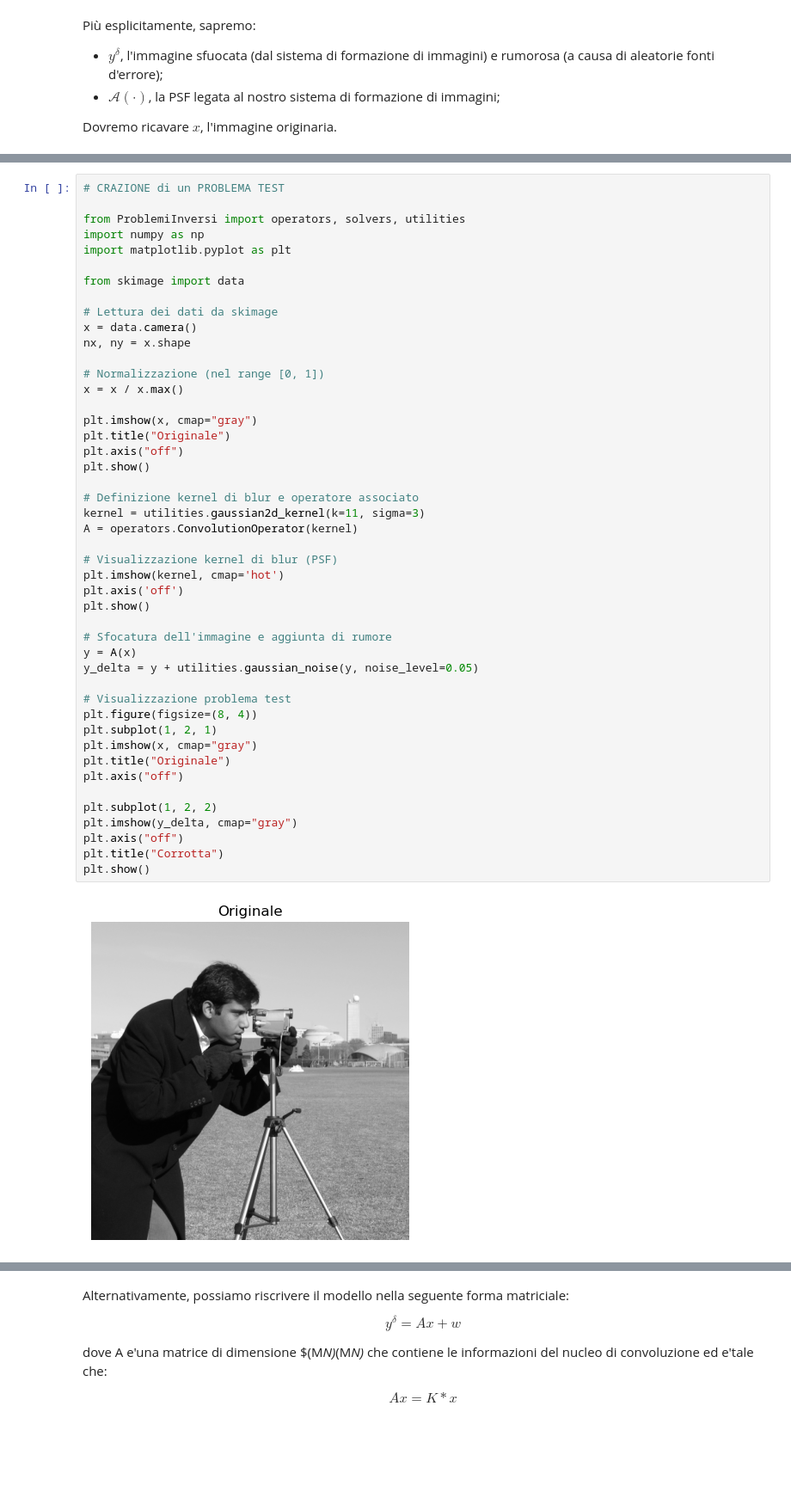
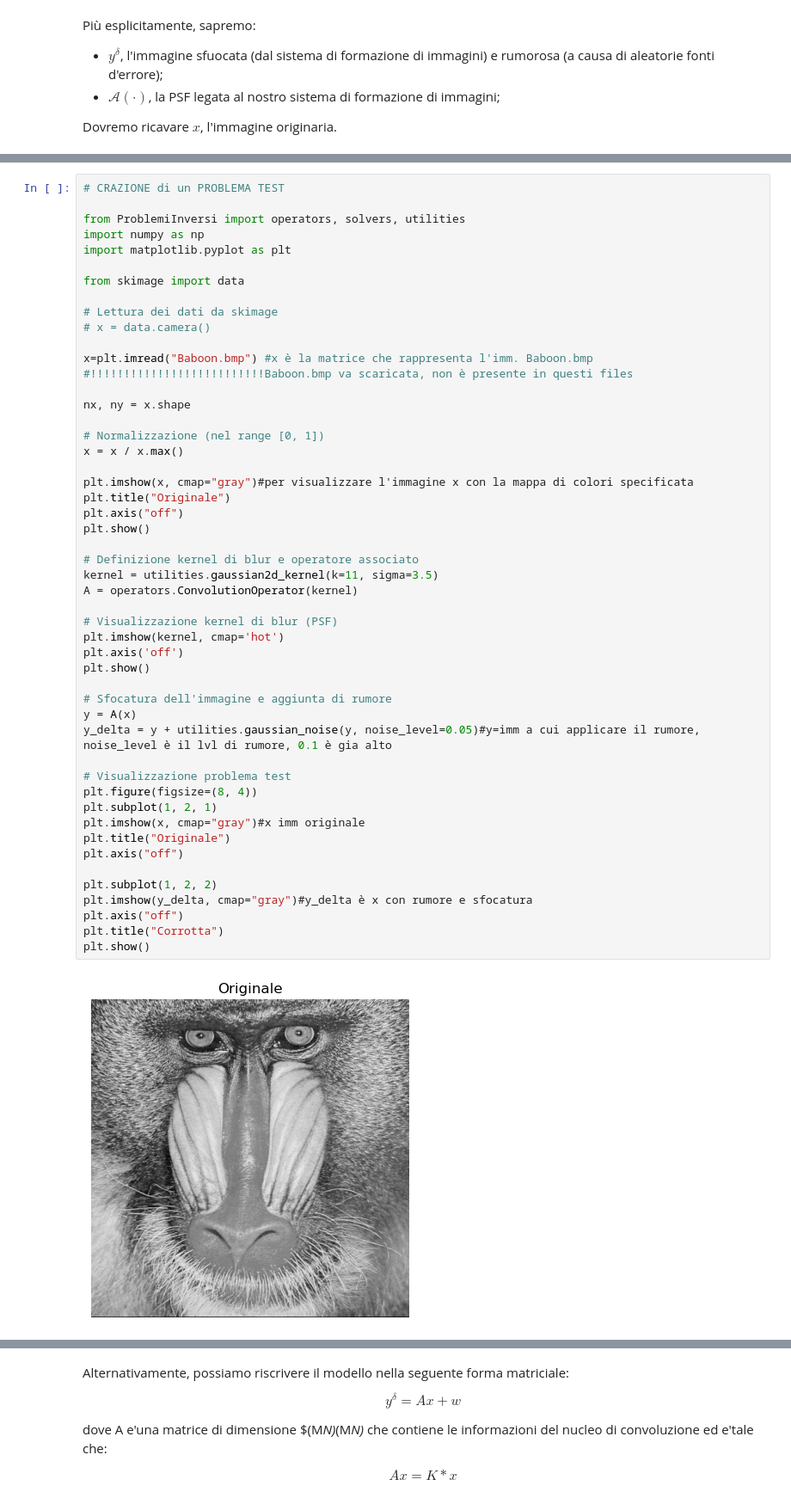
Before and after one commit to mazzettimatteo/CN25, a Jupyter notebook: python11lezione/imaging/immagini.ipynb, the cells around one changed output, grey strips where cells are left out. Shown at 86% size. Saved outputs shown, nothing was run; the diff lists cells and outputs as text; blank space fills up the shorter version.

```diff
--- a/python11lezione/imaging/immagini.ipynb
+++ b/python11lezione/imaging/immagini.ipynb
@@ -190,41 +192,45 @@ import matplotlib.pyplot as plt
 from skimage import data
 
 # Lettura dei dati da skimage
-x = data.camera()
+# x = data.camera()
+
+x=plt.imread("Baboon.bmp") #x è la matrice che rappresenta l'imm. Baboon.bmp
+#!!!!!!!!!!!!!!!!!!!!!!!!!!Baboon.bmp va scaricata, non è presente in questi files
+
 nx, ny = x.shape
 
 # Normalizzazione (nel range [0, 1])
 x = x / x.max()
 
-plt.imshow(x, cmap="gray")
+plt.imshow(x, cmap="gray")#per visualizzare l'immagine x con la mappa di colori specificata
 plt.title("Originale")
 plt.axis("off")
 plt.show()
 
 # Definizione kernel di blur e operatore associato
-kernel = utilities.gaussian2d_kernel(k=11, sigma=3)
+kernel = utilities.gaussian2d_kernel(k=11, sigma=3.5)
 A = operators.ConvolutionOperator(kernel)
 
 # Visualizzazione kernel di blur (PSF)
 plt.imshow(kernel, cmap='hot')
 plt.axis('off')
 plt.show()
 
 # Sfocatura dell'immagine e aggiunta di rumore
 y = A(x)
-y_delta = y + utilities.gaussian_noise(y, noise_level=0.05)
+y_delta = y + utilities.gaussian_noise(y, noise_level=0.05)#y=imm a cui applicare il rumore, noise_level è il lvl di rumore, 0.1 è gia alto
 
 # Visualizzazione problema test
 plt.figure(figsize=(8, 4))
 plt.subplot(1, 2, 1)
-plt.imshow(x, cmap="gray")
+plt.imshow(x, cmap="gray")#x imm originale
 plt.title("Originale")
 plt.axis("off")
 
 plt.subplot(1, 2, 2)
-plt.imshow(y_delta, cmap="gray")
+plt.imshow(y_delta, cmap="gray")#y_delta è x con rumore e sfocatura
 plt.axis("off")
 plt.title("Corrotta")
 plt.show()
 # %% [output]
-[figure, old version]
+[figure, new version]
```
Also changed, not shown: parts of 4 cells of this notebook, 32 other files.
